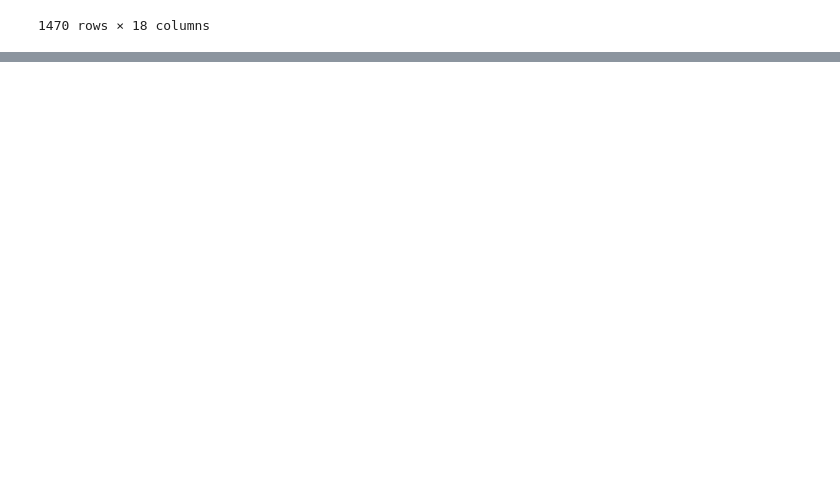
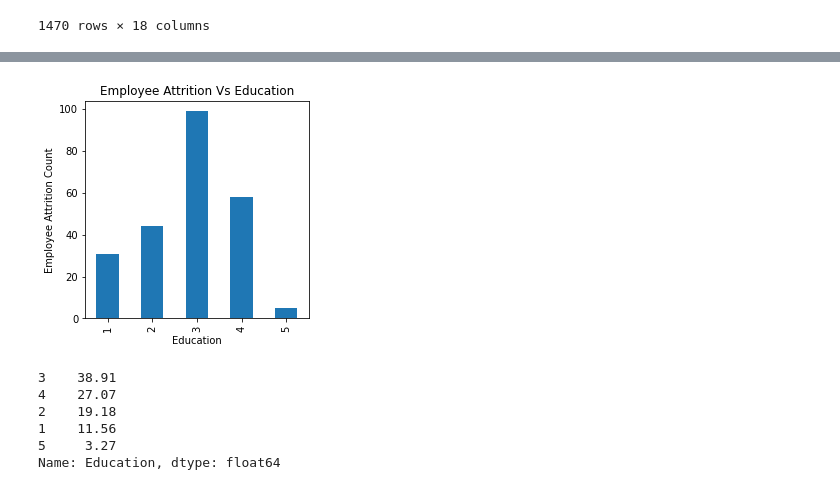
Before and after one commit to Jeff-Wince/GroupProj_Aakash_Jeff_Sonila_Stephanie, a Jupyter notebook: HR-Employee-Attrition.ipynb, the cells around one changed output, grey strips where cells are left out. Drawn from its saved outputs; the diff is of its cells as text; code cells hidden in the pictures; blank space fills up the shorter version.

```diff
--- a/HR-Employee-Attrition.ipynb
+++ b/HR-Employee-Attrition.ipynb
@@ -38,0 +93,3 @@ cdf
+# %%
+dup_att_df = cdf.loc[ cdf["Attrition"] == "Yes", :]
+dup_att_df
@@ -38,0 +110,4 @@ cdf
+# %%
+ed_df = dup_att_df.groupby('Education')
+sdf = ed_df['Education'].count()
+dup_att_df.corr()
@@ -38,0 +127,20 @@ cdf
+# %%
+edchart = sdf.plot(kind='bar', figsize=(4,4))
+# Set the xlabel and ylabel using class methods
+edchart.set_xlabel("Education")
+edchart.set_ylabel("Employee Attrition Count")
+plt.title("Employee Attrition Vs Education")
+plt.show()
+# %% [output]
+[figure, added]
+# %%
+per_ed = cdf.Education.value_counts()/len(df)*100
+per_ed=round(per_ed,2)
+per_ed
+# %% [output]
+3    38.91
+4    27.07
+2    19.18
+1    11.56
+5     3.27
+Name: Education, dtype: float64
```
Also changed, not shown: parts of 13 cells of this notebook.
